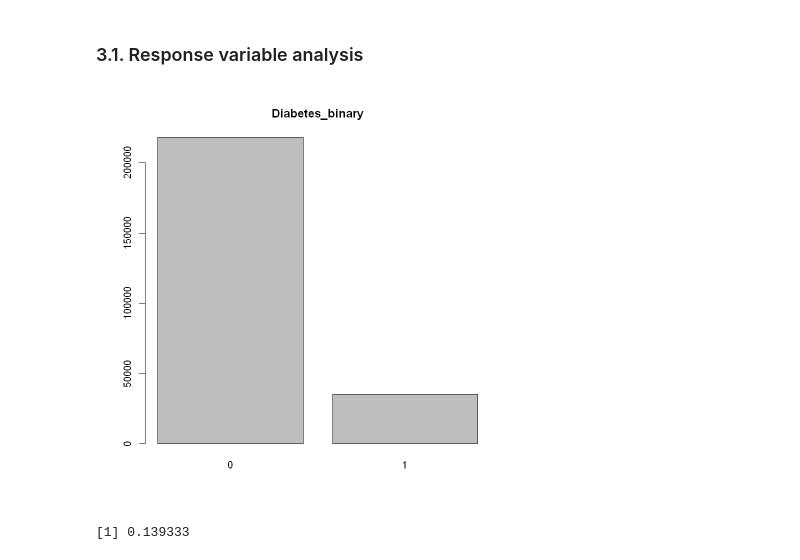
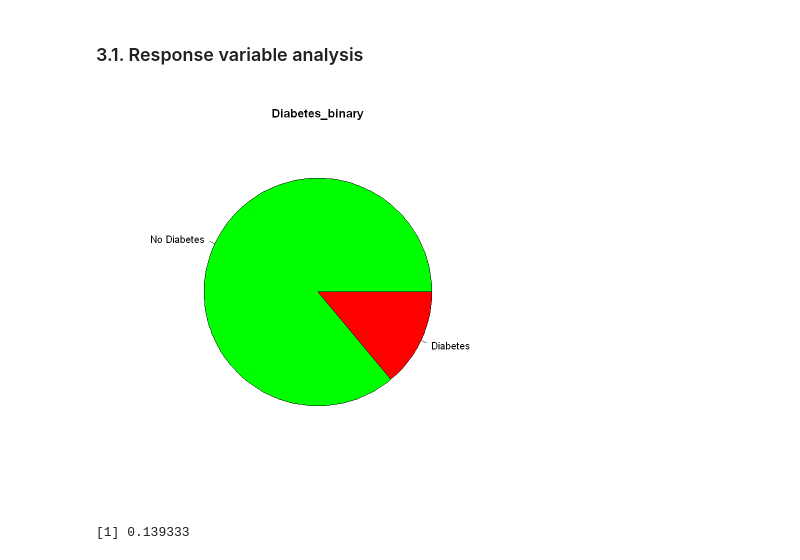
Before and after one commit to DucTrung1802/DS, a Jupyter notebook: GLM_Report/diabetes_analysis.ipynb, the cells around one changed output. Saved outputs shown, nothing was run; the diff lists cells and outputs as text; code cells hidden in the pictures.

```diff
--- a/GLM_Report/diabetes_analysis.ipynb
+++ b/GLM_Report/diabetes_analysis.ipynb
@@ -228,9 +230,10 @@ A matrix: 3 × 1 of type int
 # %% [markdown]
 ### 3.1. Response variable analysis
 # %%
-barplot(table(df[,response_col]), main = response_col)
+pie(table(df[,response_col]), main = response_col, col = c("green", "red"),
+    labels = c("No Diabetes", "Diabetes"), )
 # %% [output]
-[figure, old version]
+[figure, new version]
 # %%
 nrow(df[df$Diabetes_binary == 1, ]) / nrow(df)
 # %% [output]
```
Also changed, not shown: parts of 22 cells of this notebook.
